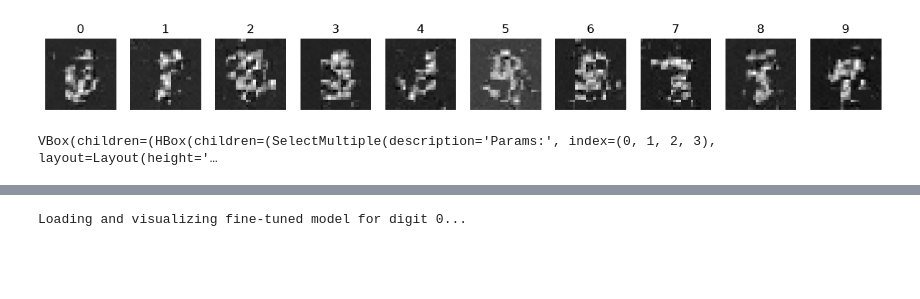
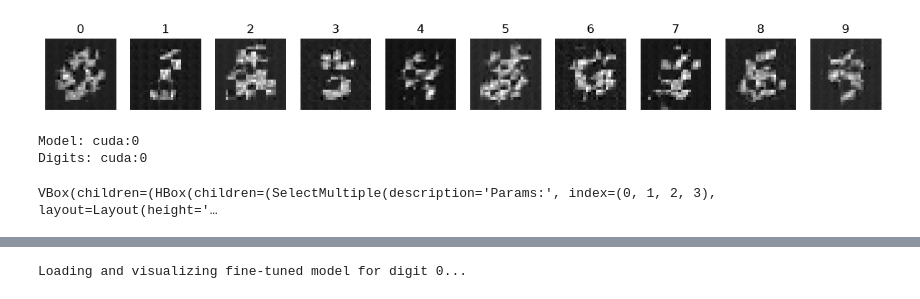
Before and after one commit to leoposc/lerobot-smolvla, a Jupyter notebook: flow-matching-tutorial/testlab.ipynb, the cells around one changed output, grey strips where cells are left out. Drawn from its saved outputs; the diff is of its cells as text; code cells hidden in the pictures; blank space fills up the shorter version.

```diff
--- a/flow-matching-tutorial/testlab.ipynb
+++ b/flow-matching-tutorial/testlab.ipynb
@@ -614,18 +614,20 @@ match MODE:
         model = FlowMatching_with_Transformer().to(device)
 
 initial_state = {
-    name: param.detach().cpu().clone()
+    name: param.detach().clone()
     for name, param in model.named_parameters()
 }
 
 loader = create_loader(training_size=10000, batch_size=256)
 train(model, loader)
+
+# save_model(model, name_suffix="10_000_basemodel_v2")
+
+# model = load_model(model)
 show_all_digits(model)
 
-save_model(model, name_suffix="10_000_basemodel")
-
-# model = load_model(model)
-# show_all_digits(model)
+print("Model:", next(model.parameters()).device)
+print("Digits:", torch.arange(10, device=device).device)
 
 visualize_params(model.named_parameters(), initial_state_dict=initial_state)
 # %% [output]
@@ -652,2 +654,4 @@ Epoch 20: loss = 0.3849
-[figure, old version]
+[figure, new version]
-VBox(children=(HBox(children=(SelectMultiple(description='Params:', index=(0, 1, 2, 3), layout=Layout(height='…
+Model: cuda:0
+Digits: cuda:0
+VBox(children=(HBox(children=(SelectMultiple(description='Params:', index=(0, 1, 2, 3), layout=Layout(height='…
```
Also changed, not shown: parts of 7 cells of this notebook.
